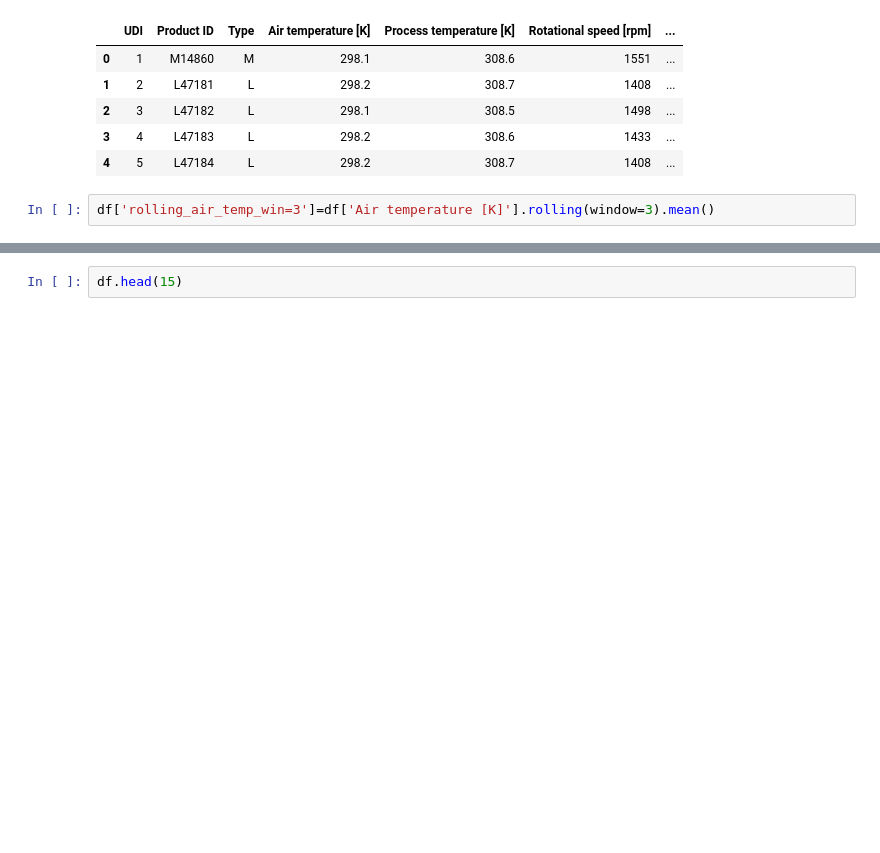
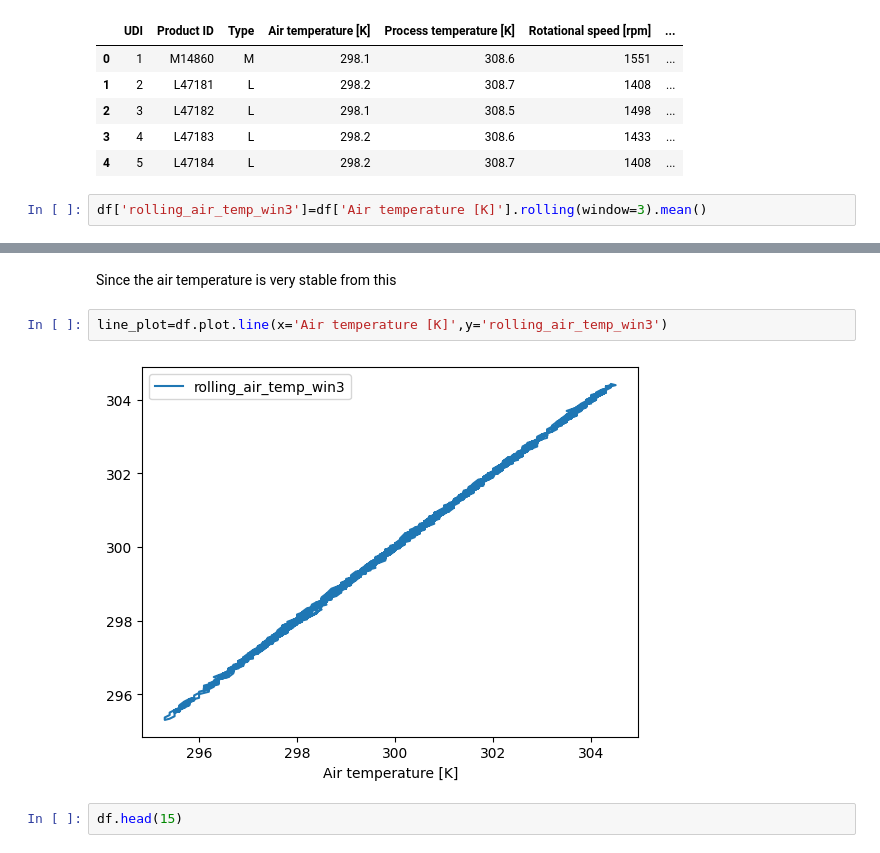
Before and after one commit to abinayasundaramoorthi/Predictive-maintenence-iot, a Jupyter notebook: feature_engineering.ipynb, the cells around one changed output, grey strips where cells are left out. Saved outputs shown, nothing was run; the diff lists cells and outputs as text; blank space fills up the shorter version.

Commit message:
observation of rolling mean and rolling variance in air temperatue

```diff
--- a/feature_engineering.ipynb
+++ b/feature_engineering.ipynb
@@ -13,4 +13,4 @@ df.head()
 | 3 | 4 | L47183 | L | 298.2 | 308.6 | 1433 | ... |
 | 4 | 5 | L47184 | L | 298.2 | 308.7 | 1408 | ... |
 # %%
-df['rolling_air_temp_win=3']=df['Air temperature [K]'].rolling(window=3).mean()
+df['rolling_air_temp_win3']=df['Air temperature [K]'].rolling(window=3).mean()
@@ -17,3 +29,9 @@ df['rolling_air_temp_win=3']=df['Air temperature [K]'].rolling(window=3).mean()
+# %% [markdown]
+Since the air temperature is very stable from this
+# %%
+line_plot=df.plot.line(x='Air temperature [K]',y='rolling_air_temp_win3')
+# %% [output]
+[figure, added]
 # %%
 df.head(15)
 # %% [output]
```
Also changed, not shown: parts of 4 cells of this notebook, 1 other file.
